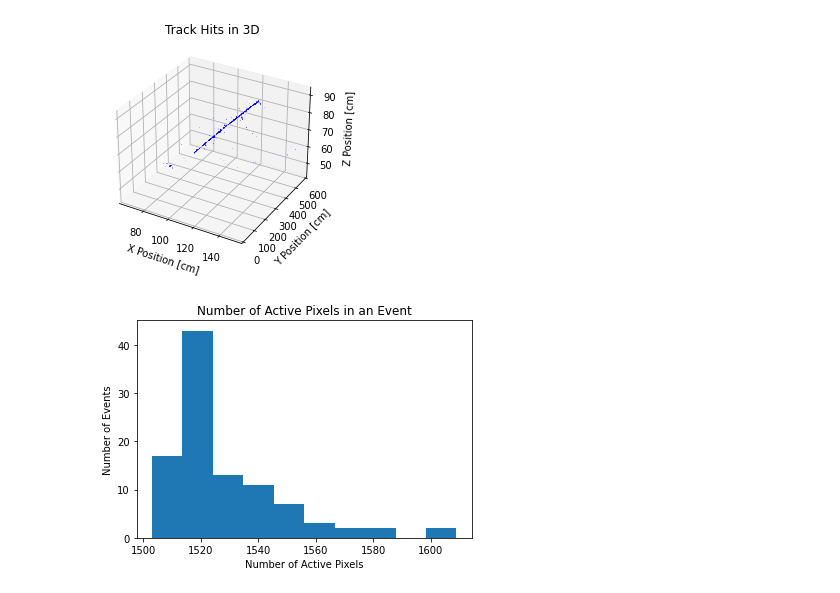
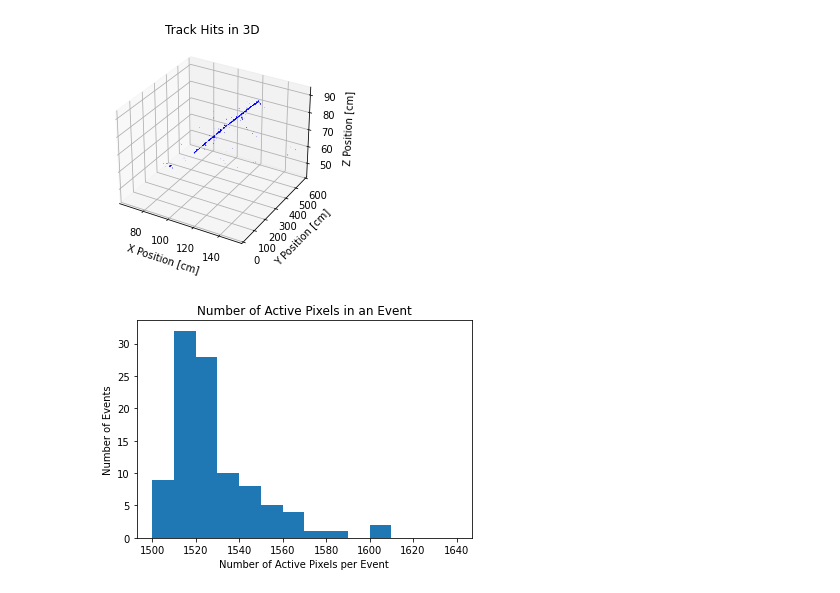
Before and after one commit to Eikenbcr/DUNE, a Jupyter notebook: Warmup/PyMacros/Warmup_Pandas.ipynb, the cells around one changed output. Saved outputs shown, nothing was run; the diff lists cells and outputs as text; code cells hidden in the pictures.

```diff
--- a/Warmup/PyMacros/Warmup_Pandas.ipynb
+++ b/Warmup/PyMacros/Warmup_Pandas.ipynb
@@ -89,10 +89,10 @@ plt.savefig('HitTracks_3D.png', dpi=1200)
 # %% [output]
 [figure]
 # %%
-plt.hist(active_pixels_df.active_pixels)
+plt.hist(active_pixels_df.active_pixels, bins=np.arange(1500, 1650, 10))
 plt.title("Number of Active Pixels in an Event")
-plt.xlabel("Number of Active Pixels")
+plt.xlabel("Number of Active Pixels per Event")
 plt.ylabel("Number of Events")
 plt.savefig('Active_Pixels_in_Event.png', dpi=1200)
 # %% [output]
-[figure, old version]
+[figure, new version]
```
Also changed, not shown: parts of 9 cells of this notebook, 14 other files.
